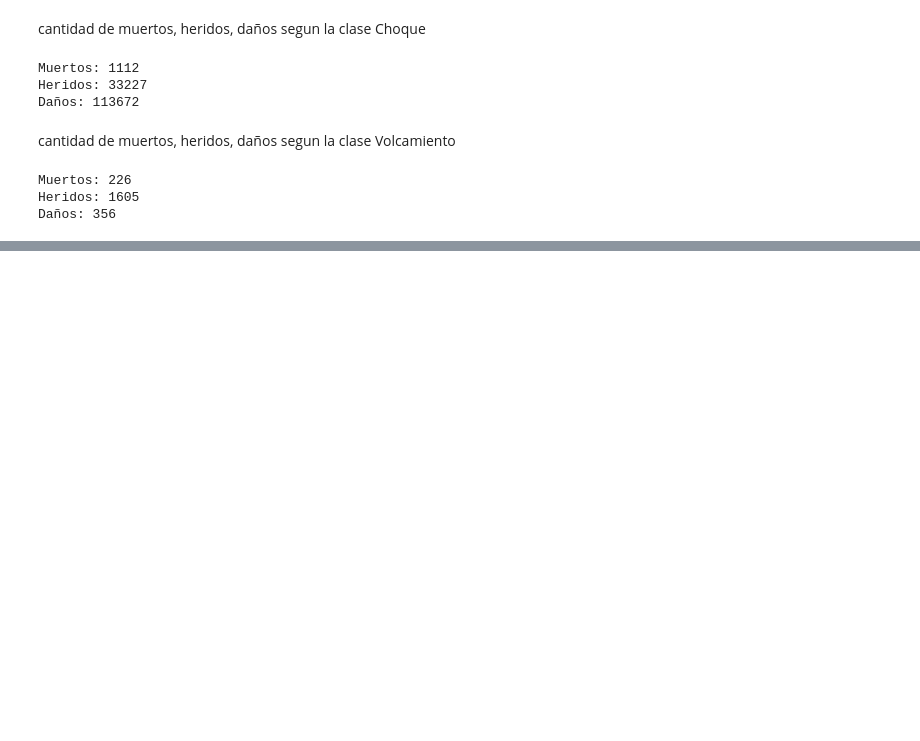
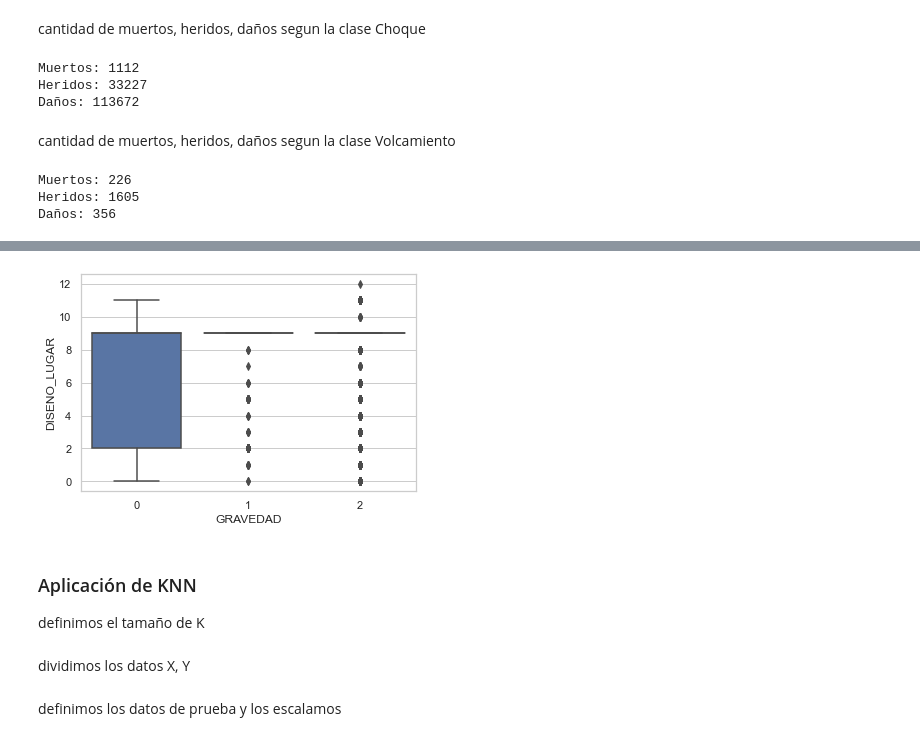
Before and after one commit to Roybermahe/proyecto_trafico, a Jupyter notebook: main.ipynb, the cells around one changed output, grey strips where cells are left out. Cells and saved outputs as stored; diff of their text form; code cells hidden in the pictures; blank space fills up the shorter version.

```diff
--- a/main.ipynb
+++ b/main.ipynb
@@ -107,0 +184,8 @@ Daños: 356
+# %%
+ax = sns.boxplot(x='GRAVEDAD',y='DISENO_LUGAR',data=dataCopy)
+# %% [output]
+[figure, added]
+# %% [markdown]
+### Aplicación de KNN
+
+definimos el tamaño de K
@@ -107,0 +194,2 @@ Daños: 356
+# %% [markdown]
+dividimos los datos X, Y
@@ -107,0 +206,2 @@ Daños: 356
+# %% [markdown]
+definimos los datos de prueba y los escalamos
```
Also changed, not shown: parts of 27 cells of this notebook.
